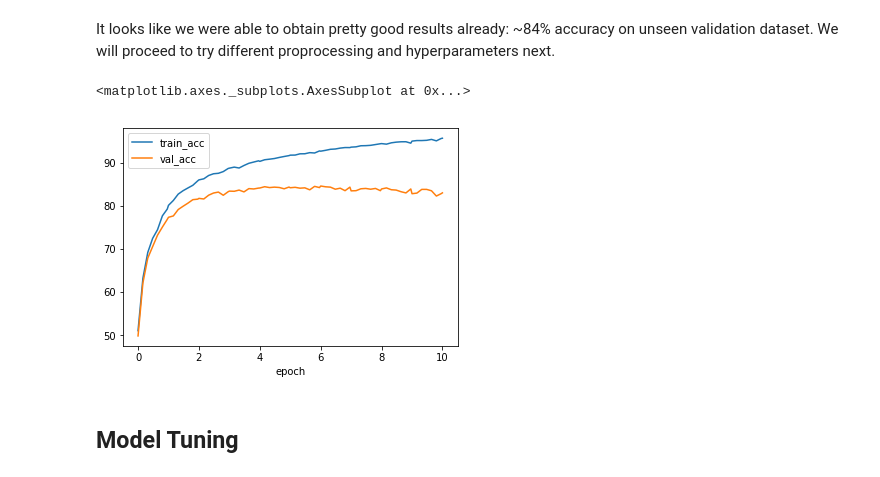
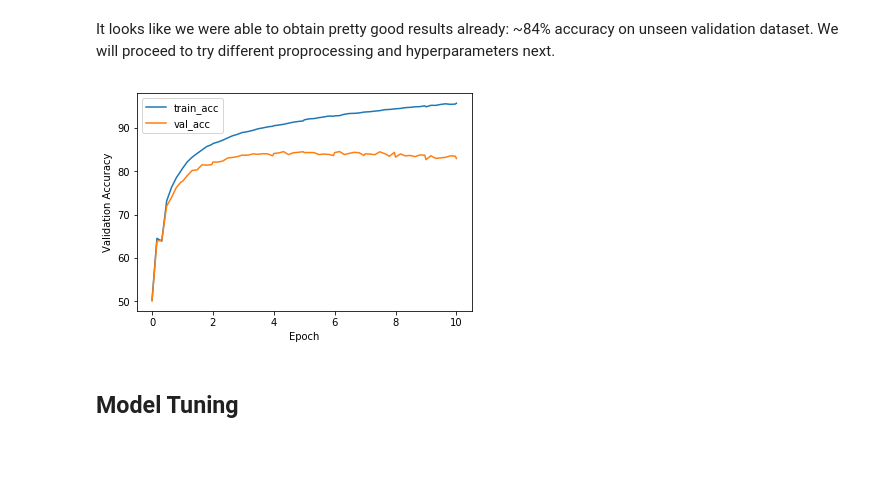
Before and after one commit to nyjgary/nlp-sentiment-analysis, a Jupyter notebook: nlp-sentiment-analysis.ipynb, the cells around one changed output. Drawn from its saved outputs; the diff is of its cells as text; code cells hidden in the pictures.

Commit message:
Created methods to log results, added max_sentence_length as hyperparam, modified analysis/graphing functions

```diff
--- a/nlp-sentiment-analysis.ipynb
+++ b/nlp-sentiment-analysis.ipynb
@@ -73,6 +75,9 @@ print ("Test dataset size is {}".format(len(test_data)))
 Train dataset size is 20000
 Validation dataset size is 5000
 Test dataset size is 25000
+# %%
+# put various optimization algorithms in a dictionary for ease of recording results + running experiments
+optim_algos = {'Adam': Adam, 'SGD': SGD, 'RMSprop': RMSprop}
 # %% [markdown]
 # Tokenization
 # %%
@@ -387,9 +475,41 @@ def run_experiment(train_tokens, val_tokens, train_labels, val_labels,
+# %%
+# helper methods to summarize, evaluate, and plot results
+
+def summarize_results(results_log, exclude_cols=['hyperparams', 'results']):
+    """ Summarizes results_log (list) into a dataframe, splitting hyperparameters string into columns, and reducing
+        the val_acc dict into the best validation accuracy obtained amongst all the epochs logged """
+    results_df = pd.DataFrame.from_dict(results_log)
+    results_df = pd.concat([results_df, results_df['hyperparams'].apply(pd.Series)], axis=1)
+    results_df['val_acc'] = results_df['results'].apply(lambda d: pd.DataFrame.from_dict(d)['val_acc'].max())
+    all_cols = ['experiment_name', 'token_scheme', 'num_epochs', 'runtime', 'max_sentence_length', 'max_vocab_size',
+                'emb_dim', 'optim_algo', 'learning_rate', 'val_acc', 'hyperparams', 'results']
+    output_cols = [col for col in all_cols if col not in exclude_cols]
+    return results_df[output_cols]
+
+def plot_multiple_learning_curves(results_log, plot_variable):
+    """ Plots learning curves of MULTIPLE experiments, includes only validation accuracy """
+    results_df = summarize_results(results_log, exclude_cols=['hyperparams', 'val_acc'])
+    plt.figure(figsize=(8, 5))
+    for index, row in results_df.iterrows():
+        plt.plot(pd.DataFrame.from_dict(row['results']).set_index('epoch')['val_acc'], label=row['num_epochs'])
+    plt.ylabel('Validation Accuracy')
+    plt.xlabel('Epoch')
+    plt.legend(title=plot_variable)
+
+def plot_single_learning_curve(results):
+    """ Plots learning curve of a SINGLE experiment, includes both train and validation accuracy """
+    results_df = pd.DataFrame.from_dict(results)
+    results_df = results_df.set_index('epoch')
+    results_df.plot()
+    plt.ylabel('Validation Accuracy')
+    plt.xlabel('Epoch')
 # %% [markdown]
 ## Basic Model
 # %% [markdown]
 First let's train and evaluate a basic model with a set of arbitrary hyperparameters to make sure the code runs correctly:
 # %%
-results = run_experiment(train_data_tokens, val_data_tokens, train_labels, val_labels, optimizer=Adam,
-                         learning_rate=0.001, emb_dim=100, max_vocab_size=10000, max_sentence_length=200,
-                         num_epochs=10, batch_size=32, print_results=True)
+results, hyperparams, runtime = run_experiment(
+    train_data_tokens, val_data_tokens, train_labels, val_labels, max_sentence_length=200,
+    max_vocab_size=10000, emb_dim=100, optim_algo='Adam', learning_rate=0.001, num_epochs=10, batch_size=32,
+    experiment_name='Test Basic Model', save_to_log=True, print_results=True)
 # %% [output]
@@ -413,12 +533,9 @@ Epoch: 10.00, Train Accuracy: 95.62%, Validation Accuracy: 82.98%
 # %% [markdown]
 It looks like we were able to obtain pretty good results already: ~84% accuracy on unseen validation dataset. We will proceed to try different proprocessing and hyperparameters next.
-# %%
-# learning curve
-results_df = pd.DataFrame.from_dict(results)
-results_df = results_df.set_index('epoch')
-results_df.plot()
-# %% [output]
-<matplotlib.axes._subplots.AxesSubplot at 0x...>
-[figure, removed]
+# %%
+# learning curve
+plot_single_learning_curve(results)
+# %% [output]
+[figure, added]
 # %% [markdown]
 ## Model Tuning
```
Also changed, not shown: parts of 22 cells of this notebook.
